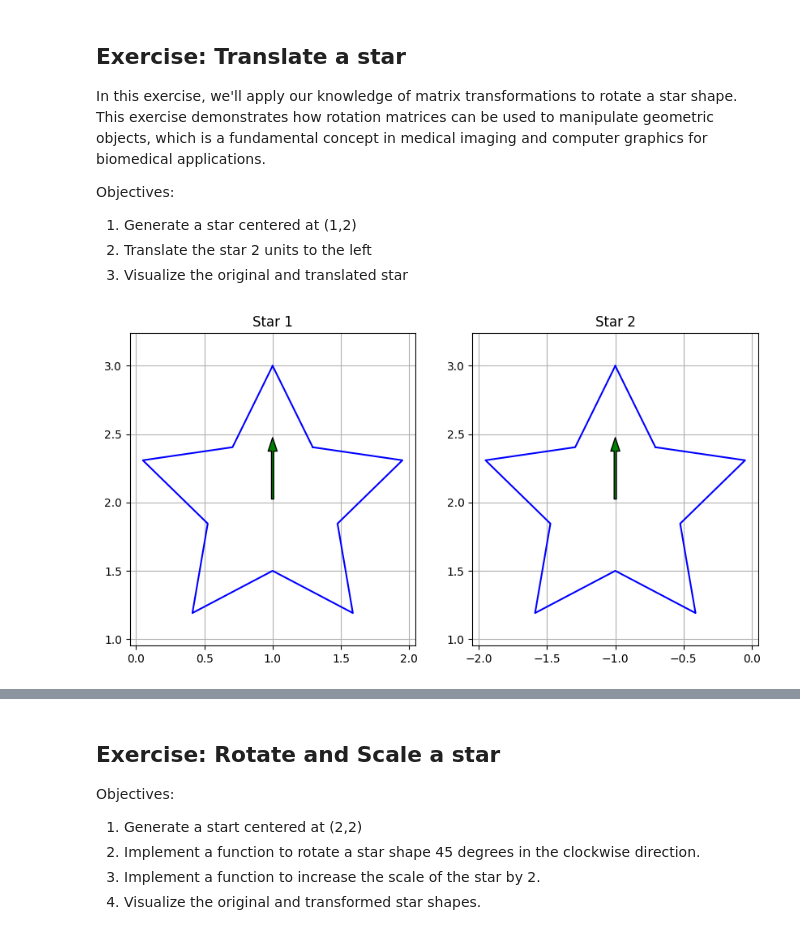
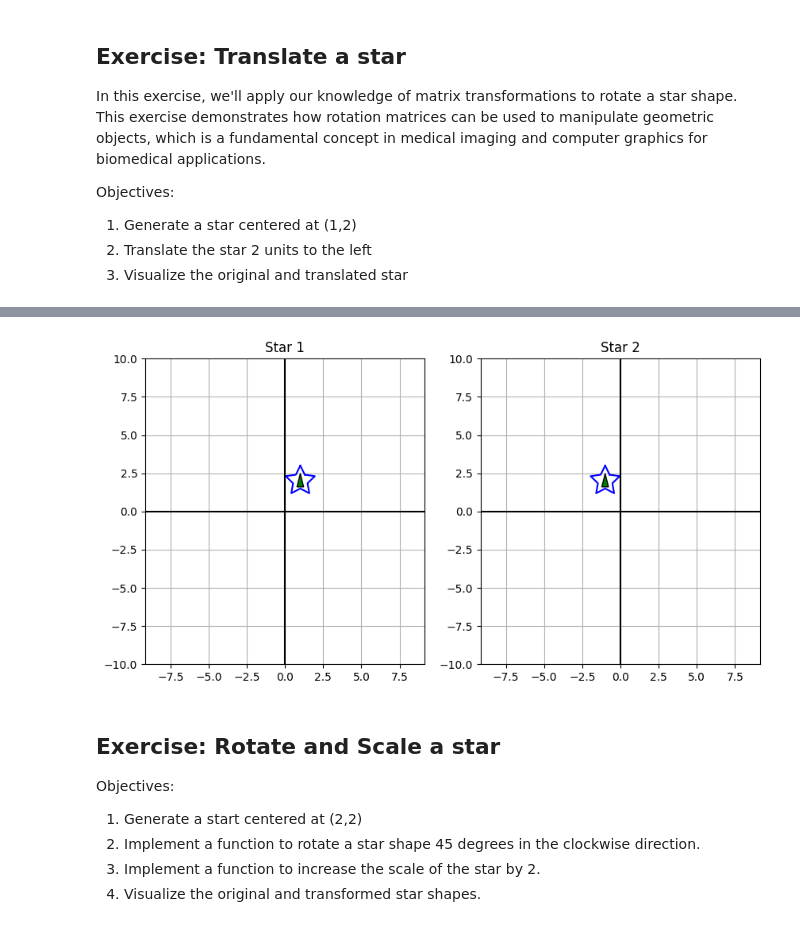
Before and after one commit to timeywimey1/BME3053C-Fall-2025, a Jupyter notebook: lessons-solved/06_Matrix_Transformations_10_15_2025.ipynb, the cells around one changed output, grey strips where cells are left out. Cells and saved outputs as stored; diff of their text form; code cells hidden in the pictures.

```diff
--- a/lessons-solved/06_Matrix_Transformations_10_15_2025.ipynb
+++ b/lessons-solved/06_Matrix_Transformations_10_15_2025.ipynb
@@ -341,27 +341,12 @@ Objectives:
 1. Generate a star centered at (1,2)
 2. Translate the star 2 units to the left
 3. Visualize the original and translated star
-# %%
-def translate(tx, ty):
-    return np.array([
-        [1, 0, tx],
-        [0, 1, ty],
-        [0, 0, 1]
-    ])
-def rotate_vertices(star_points, angle_degrees):
-    """
-    This function rotates an object defined as a set of vertices.
-    """
-    rotation = rotate_2d(angle_degrees)
-    rotated_star = (rotation  @ star_points.T).T
-
-    return rotated_star
-
-
-star = generate_star(center=(1,2),homogeneous=True)
-translation=translate(-2,0)
-translated_star =(translation@star.T).T
-
-plot_stars([star,translated_star])
-# %% [output]
-[figure, removed]
+# %%
+star = generate_star(center=(1, 2),homogeneous=True)
+
+translation=translate(-2,0)
+
+transformed_star= (translation @ star.T).T
+
+plot_stars([star,transformed_star],global_view=True)
+# %% [output]
@@ -368,3 +355,4 @@ plot_stars([star,translated_star])
+[figure, added]
 # %% [markdown]
 ## Exercise: Rotate and Scale a star
 Objectives:
```
Also changed, not shown: parts of 4 cells of this notebook.
